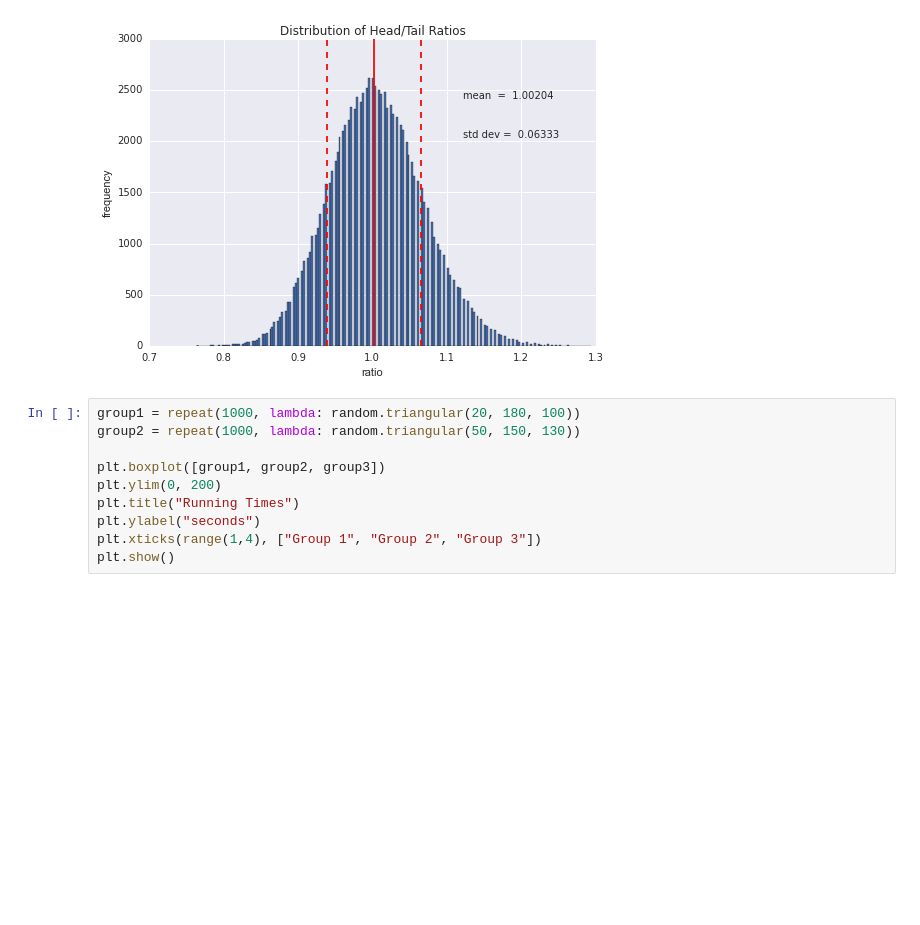
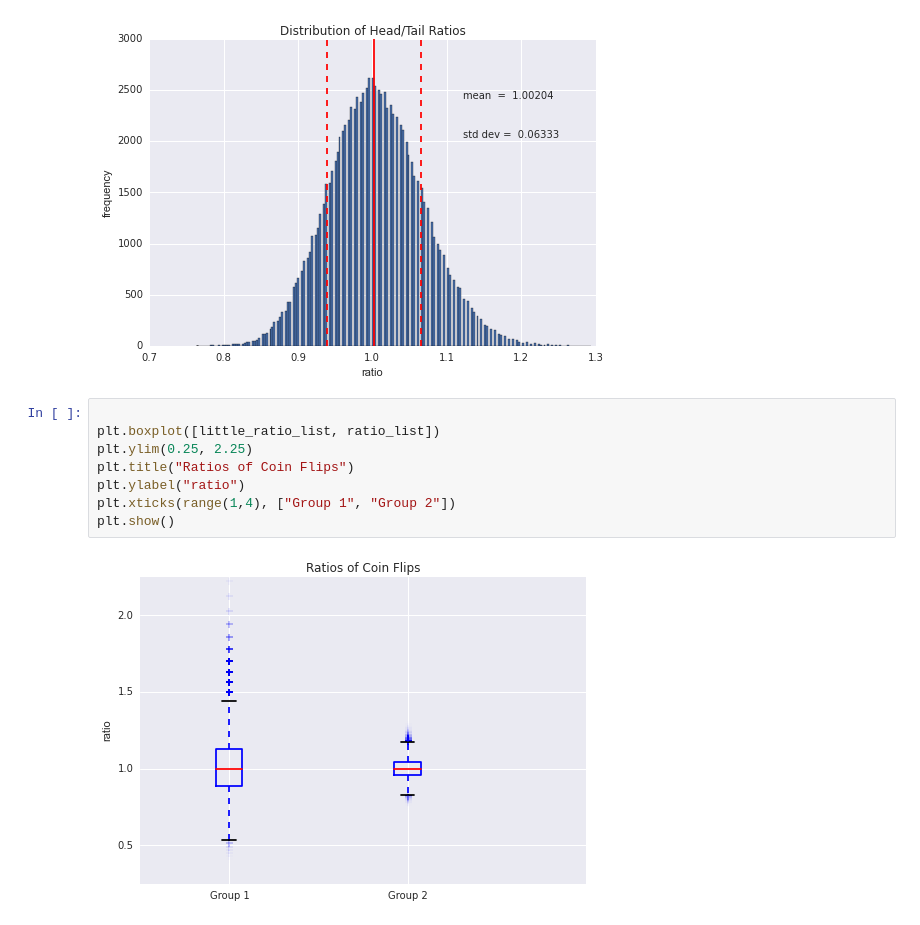
Before and after one commit to tiyd-python-2015-01/charting, a Jupyter notebook: charting.ipynb, the cells around one changed output. Drawn from its saved outputs; the diff is of its cells as text; blank space fills up the shorter version.

Commit message:
box plot

```diff
--- a/charting.ipynb
+++ b/charting.ipynb
@@ -290,12 +290,12 @@ plt.show()
 # %% [output]
 [figure]
 # %%
-group1 = repeat(1000, lambda: random.triangular(20, 180, 100))
-group2 = repeat(1000, lambda: random.triangular(50, 150, 130))
 
-plt.boxplot([group1, group2, group3])
-plt.ylim(0, 200)
-plt.title("Running Times")
-plt.ylabel("seconds")
-plt.xticks(range(1,4), ["Group 1", "Group 2", "Group 3"])
+plt.boxplot([little_ratio_list, ratio_list])
+plt.ylim(0.25, 2.25)
+plt.title("Ratios of Coin Flips")
+plt.ylabel("ratio")
+plt.xticks(range(1,4), ["Group 1", "Group 2"])
 plt.show()
+# %% [output]
+[figure, added]
```
